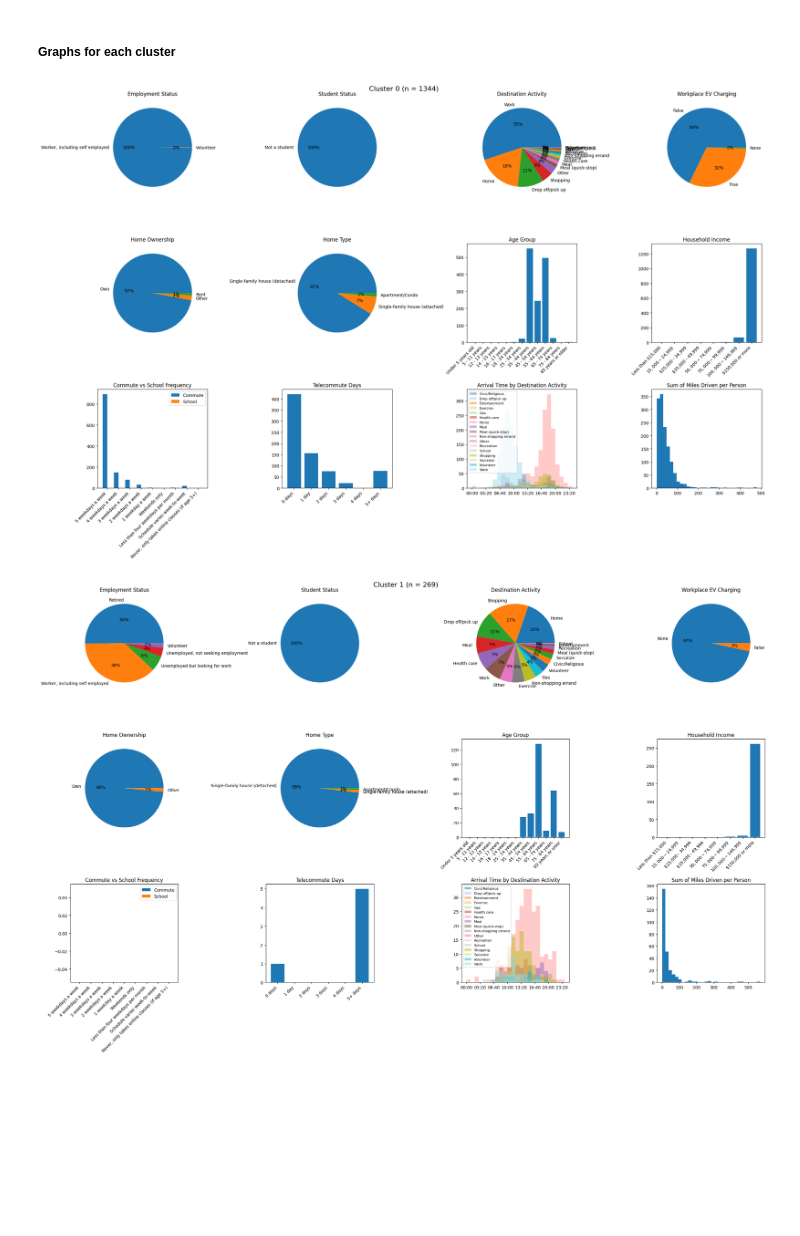
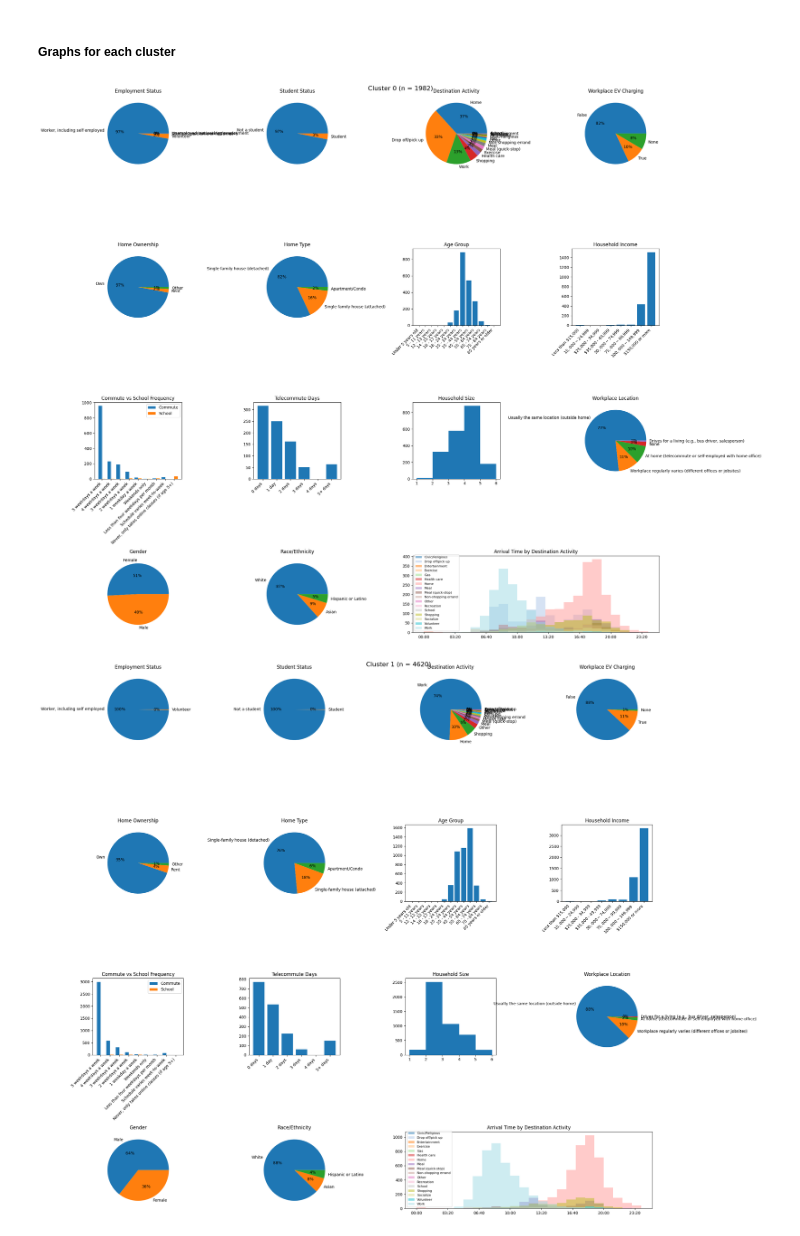
Before and after one commit to pengu-rengu/ev_digital_city, a Jupyter notebook: notebooks/clustering.ipynb, the cells around one changed output. Drawn from its saved outputs; the diff is of its cells as text; code cells hidden in the pictures; blank space fills up the shorter version.

```diff
--- a/notebooks/clustering.ipynb
+++ b/notebooks/clustering.ipynb
@@ -43,14 +44,19 @@ Rows: 1702, Cols: 37
 # %% [markdown]
 ##### Encode and scale features
 # %%
-per_activity_cols = [col for col in df.columns if col.startswith("mean_arrival_") and col != "mean_arrival_minutes"]
-numeric_cols = ["household_size", "total_distance", "num_trips", "mean_arrival_minutes", *per_activity_cols]
-categorical_cols = [col for col in df.columns if col not in numeric_cols and col != "has_ev"]
+feature_df = df.drop(columns = ["has_ev"])
+categorical_cols = feature_df.select_dtypes(include = "object").columns.tolist()
+
+numeric_cols = [col for col in feature_df.columns if col not in categorical_cols]
+print(categorical_cols, numeric_cols)
 
 encoder = OrdinalEncoder(handle_unknown = "use_encoded_value", unknown_value = -1, encoded_missing_value = -1)
-encoded = encoder.fit_transform(df[categorical_cols].astype(str))
-feature_matrix = np.hstack([encoded, df[numeric_cols].fillna(0).to_numpy()])
-scaled_df = StandardScaler().fit_transform(feature_matrix)
+encoded = encoder.fit_transform(feature_df[categorical_cols].astype(str))
+numeric = feature_df[numeric_cols].fillna(-1.0).to_numpy()
+feature_matrix = np.hstack([encoded, numeric])
+scaled = StandardScaler().fit_transform(feature_matrix)
+scaled_df = PCA(n_components = 15, random_state = 42).fit_transform(scaled)
 
 print(f"Feature matrix shape: {scaled_df.shape}")
+print(scaled_df)
 # %% [output]
@@ -190,37 +212,44 @@ def arrival_time_by_activity_hist(ax, cluster_df: pd.DataFrame, title: str) -> N
         activity = col.removeprefix("mean_arrival_")
         ax.hist(values, bins = bins, alpha = 0.5, label = activity, color = cmap(i))
     ax.xaxis.set_major_formatter(FuncFormatter(lambda m, _: f"{int(m) // 60:02d}:{int(m) % 60:02d}"))
     ax.set_title(title)
     ax.legend(fontsize = 8)
 
 
 def graph_cluster(cluster_df: pd.DataFrame, title_prefix: str) -> None:
-    fig, axes = plt.subplots(3, 4, figsize = (24, 16))
+    fig, axes = plt.subplots(4, 4, figsize = (25, 20))
     fig.suptitle(f"{title_prefix} (n = {len(cluster_df)})", fontsize = 16)
 
     pie(axes[0, 0], cluster_df["employment_status"], "Employment Status")
     pie(axes[0, 1], cluster_df["student_status"], "Student Status")
     pie(axes[0, 2], cluster_df["dominant_dest_activity"], "Destination Activity")
     pie(axes[0, 3], cluster_df["workplace_ev_charging"], "Workplace EV Charging")
 
     pie(axes[1, 0], cluster_df["home_ownership"], "Home Ownership")
     pie(axes[1, 1], cluster_df["home_type"], "Home Type")
     ordered_bar(axes[1, 2], cluster_df["age_group"], AGE_ORDER, "Age Group")
     ordered_bar(axes[1, 3], cluster_df["household_income"], INCOME_ORDER, "Household Income")
 
     grouped_freq_bar(axes[2, 0], cluster_df, "Commute vs School Frequency")
     ordered_bar(axes[2, 1], cluster_df["telecommute_days"], TELECOMMUTE_ORDER, "Telecommute Days")
-    arrival_time_by_activity_hist(axes[2, 2], cluster_df, "Arrival Time by Destination Activity")
-    distance_cutoff = cluster_df["total_distance"].quantile(0.99)
-    axes[2, 3].hist(cluster_df.loc[cluster_df["total_distance"] <= distance_cutoff, "total_distance"], bins = 30)
-    axes[2, 3].set_title("Sum of Miles Driven per Person")
+    axes[2, 2].hist(cluster_df["household_size"].dropna(), bins = range(int(cluster_df["household_size"].min()), int(cluster_df["household_size"].max()) + 2))
+    axes[2, 2].set_title("Household Size")
+    pie(axes[2, 3], cluster_df["workplace_loc"], "Workplace Location")
+
+    pie(axes[3, 0], cluster_df["gender"], "Gender")
+    pie(axes[3, 1], cluster_df["race_ethnicity"], "Race/Ethnicity")
+    gs = axes[3, 2].get_gridspec()
+    axes[3, 2].remove()
+    axes[3, 3].remove()
+    arrival_ax = fig.add_subplot(gs[3, 2:4])
+    arrival_time_by_activity_hist(arrival_ax, cluster_df, "Arrival Time by Destination Activity")
 
     plt.tight_layout()
     plt.show()
 
 
 for cluster_id, cluster_df in enumerate(cluster_dfs):
     graph_cluster(cluster_df, f"Cluster {cluster_id}")
 # %% [output]
-[figure, old version]
+[figure, new version]
-[figure, old version]
+[figure, new version]
```
Also changed, not shown: parts of 10 cells of this notebook, 1 other file.
